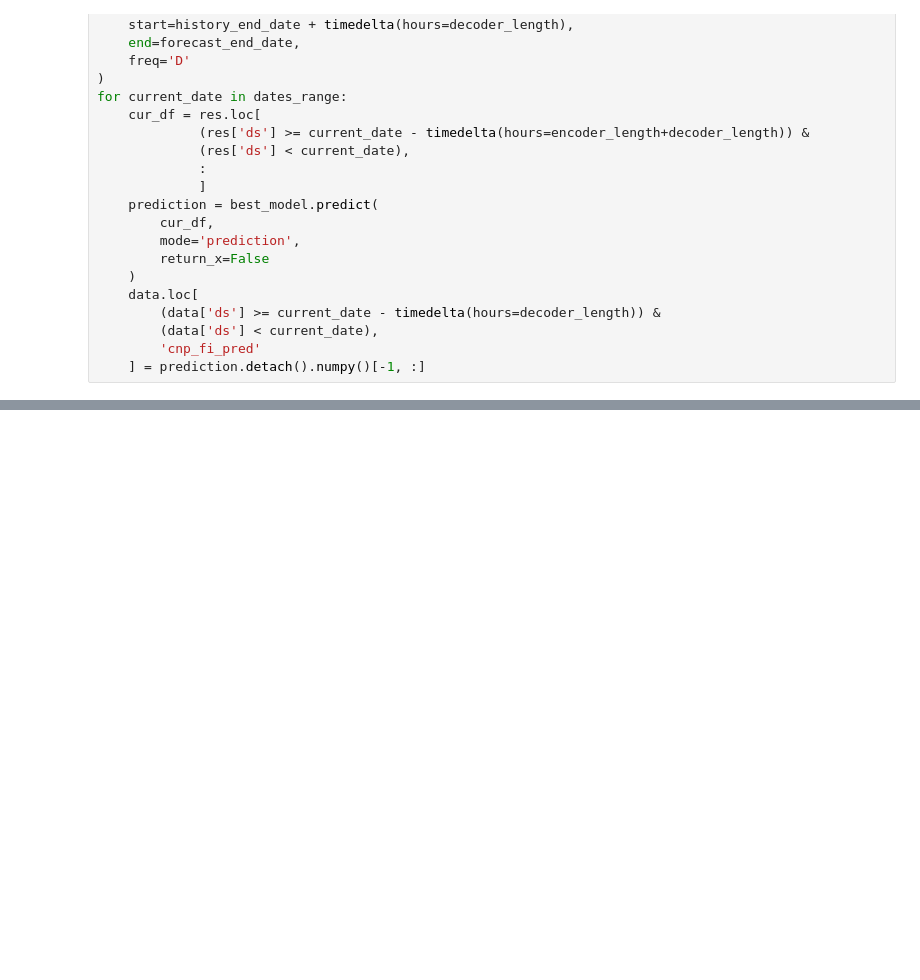
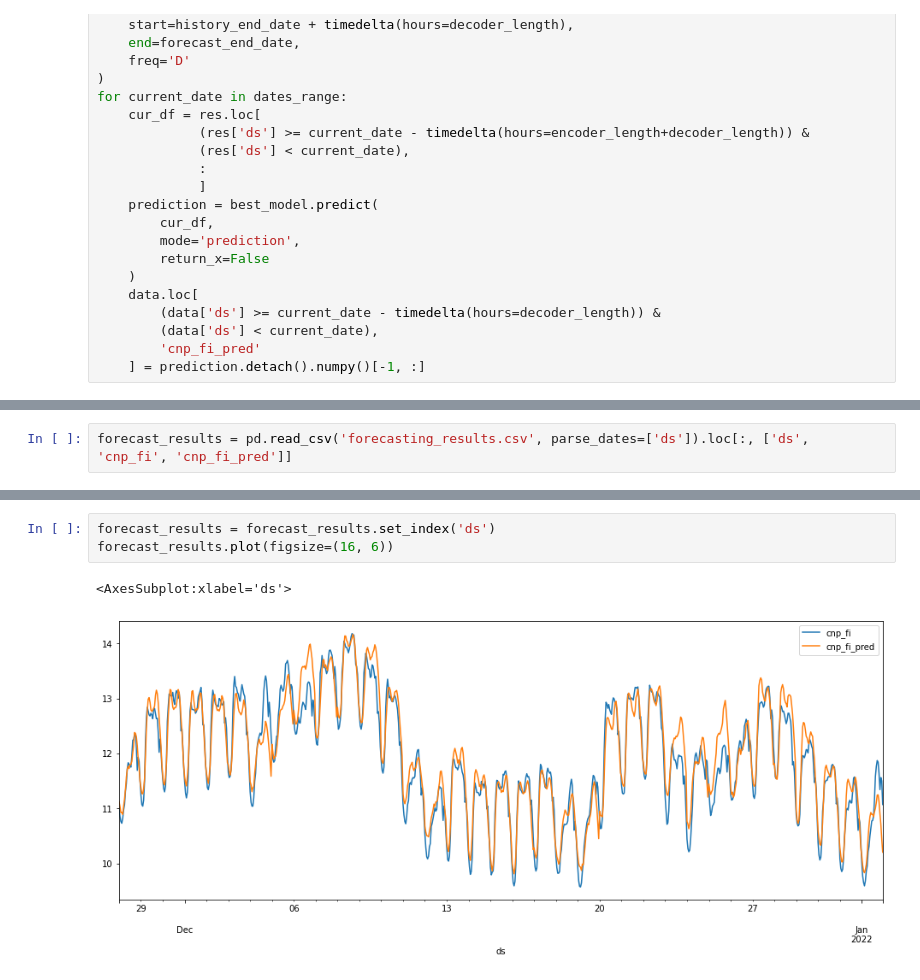
Before and after one commit to Skalolom/zone_cnp_forecasting, a Jupyter notebook: nhits_forecasting_model.ipynb, the cells around one changed output, grey strips where cells are left out. Drawn from its saved outputs; the diff is of its cells as text; blank space fills up the shorter version.

```diff
--- a/nhits_forecasting_model.ipynb
+++ b/nhits_forecasting_model.ipynb
@@ -511,0 +546,2 @@ array([0.62871281, 2.11234779, 0.78961143, 0.77635433, 1.22991039,
+# %%
+forecast_results = pd.read_csv('forecasting_results.csv', parse_dates=['ds']).loc[:, ['ds', 'cnp_fi', 'cnp_fi_pred']]
@@ -511,0 +568,6 @@ array([0.62871281, 2.11234779, 0.78961143, 0.77635433, 1.22991039,
+# %%
+forecast_results = forecast_results.set_index('ds')
+forecast_results.plot(figsize=(16, 6))
+# %% [output]
+<AxesSubplot:xlabel='ds'>
+[figure, added]
```
Also changed, not shown: parts of 15 cells of this notebook, 6 other files.
